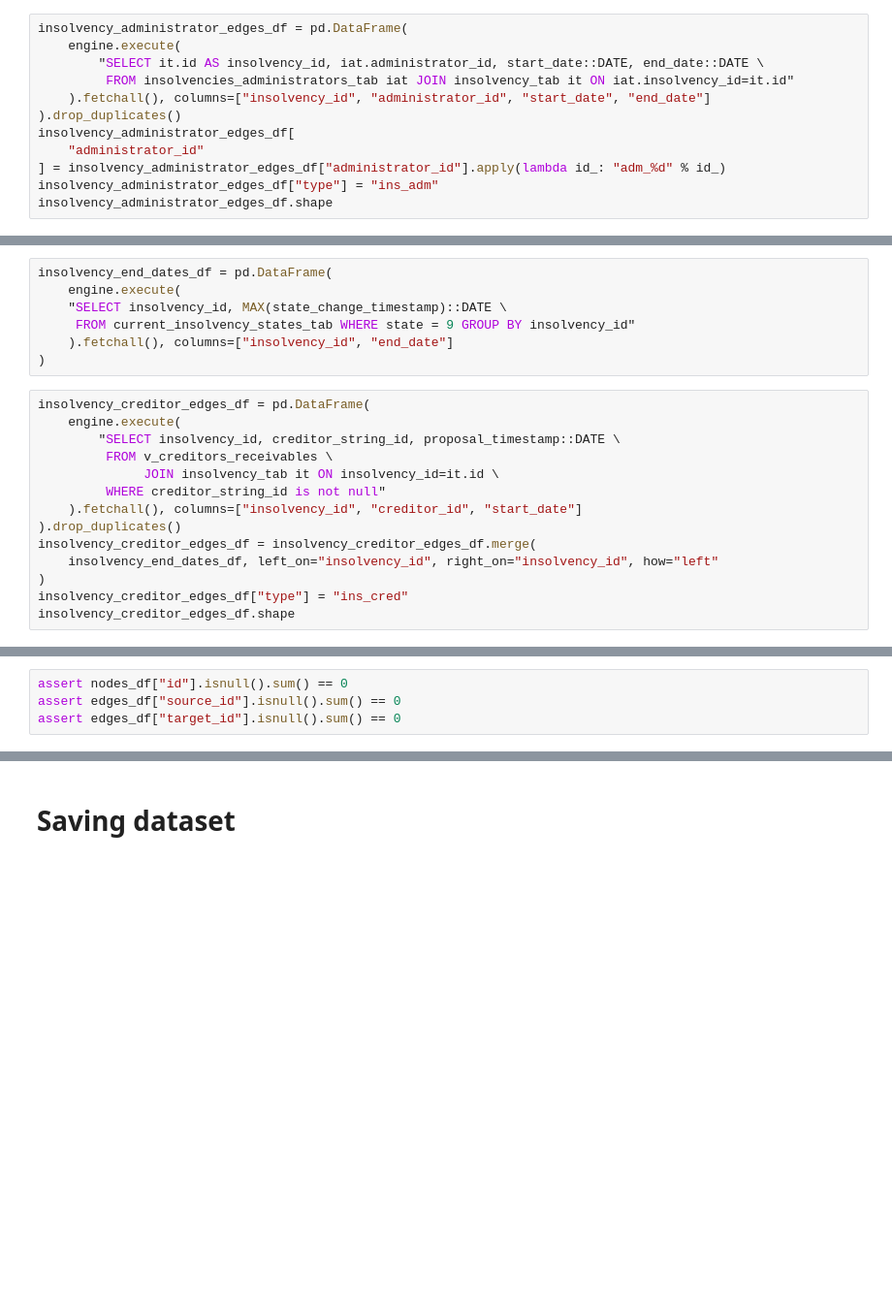
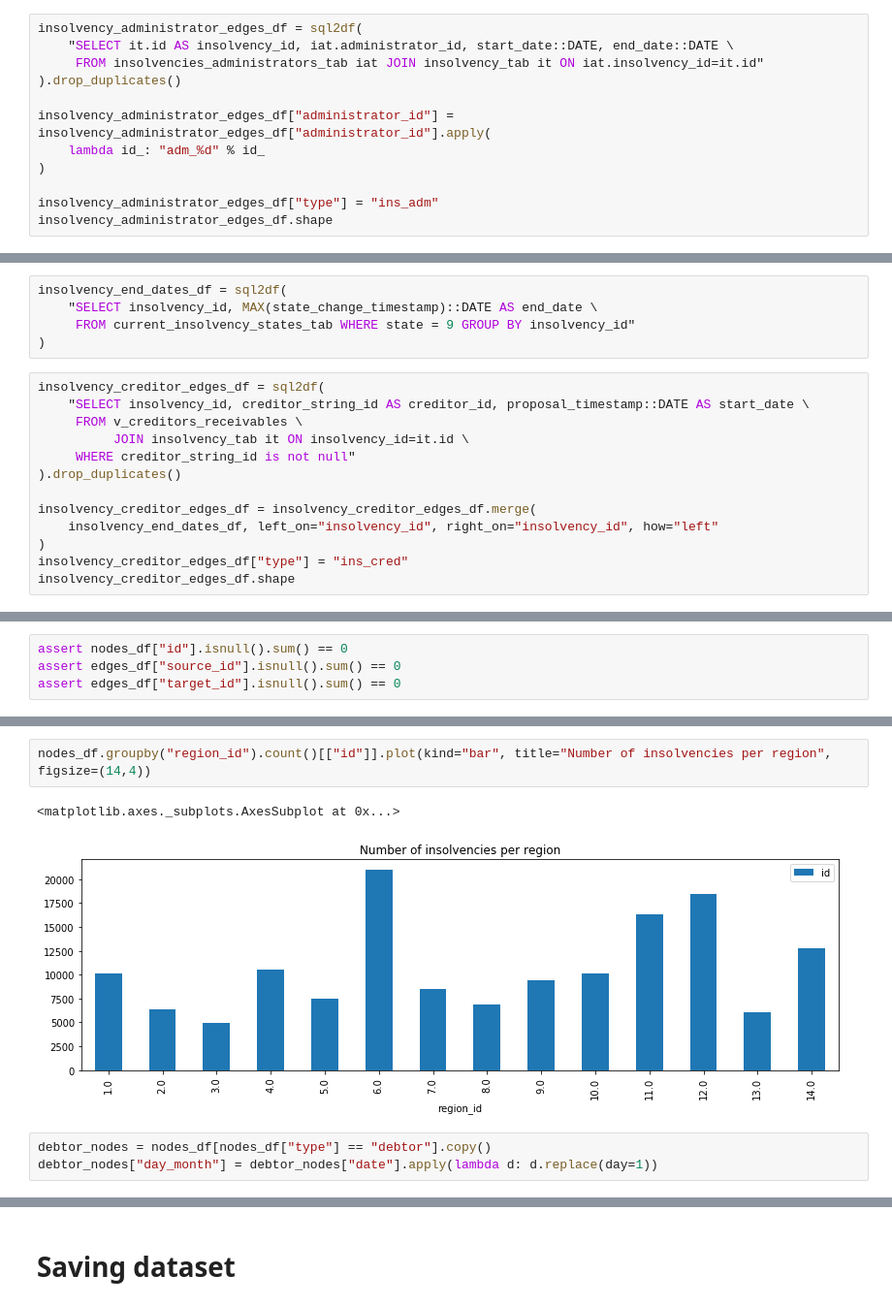
Before and after one commit to zviri/GraphSlicesExperiments, a Jupyter notebook: Export of networks.ipynb, the cells around one changed output, grey strips where cells are left out. Shown at 97% size. Cells and saved outputs as stored; diff of their text form; blank space fills up the shorter version.

```diff
--- a/Export of networks.ipynb
+++ b/Export of networks.ipynb
@@ -90,15 +83,15 @@ node_ids = set(nodes_df["id"].values)
 # %% [markdown]
 # Edges
 # %%
-insolvency_administrator_edges_df = pd.DataFrame(
-    engine.execute(
-        "SELECT it.id AS insolvency_id, iat.administrator_id, start_date::DATE, end_date::DATE \
-         FROM insolvencies_administrators_tab iat JOIN insolvency_tab it ON iat.insolvency_id=it.id"
-    ).fetchall(), columns=["insolvency_id", "administrator_id", "start_date", "end_date"]
+insolvency_administrator_edges_df = sql2df(
+    "SELECT it.id AS insolvency_id, iat.administrator_id, start_date::DATE, end_date::DATE \
+     FROM insolvencies_administrators_tab iat JOIN insolvency_tab it ON iat.insolvency_id=it.id"
 ).drop_duplicates()
-insolvency_administrator_edges_df[
-    "administrator_id"
-] = insolvency_administrator_edges_df["administrator_id"].apply(lambda id_: "adm_%d" % id_)
+
+insolvency_administrator_edges_df["administrator_id"] = insolvency_administrator_edges_df["administrator_id"].apply(
+    lambda id_: "adm_%d" % id_
+)
+
 insolvency_administrator_edges_df["type"] = "ins_adm"
 insolvency_administrator_edges_df.shape
 # %% [output]
@@ -106,19 +99,16 @@ insolvency_administrator_edges_df.shape
 # %%
-insolvency_end_dates_df = pd.DataFrame(
-    engine.execute(
-    "SELECT insolvency_id, MAX(state_change_timestamp)::DATE \
+insolvency_end_dates_df = sql2df(
+    "SELECT insolvency_id, MAX(state_change_timestamp)::DATE AS end_date \
      FROM current_insolvency_states_tab WHERE state = 9 GROUP BY insolvency_id"
-    ).fetchall(), columns=["insolvency_id", "end_date"]
 )
 # %%
-insolvency_creditor_edges_df = pd.DataFrame(
-    engine.execute(
-        "SELECT insolvency_id, creditor_string_id, proposal_timestamp::DATE \
-         FROM v_creditors_receivables \
-              JOIN insolvency_tab it ON insolvency_id=it.id \
-         WHERE creditor_string_id is not null"
-    ).fetchall(), columns=["insolvency_id", "creditor_id", "start_date"]
+insolvency_creditor_edges_df = sql2df(
+    "SELECT insolvency_id, creditor_string_id AS creditor_id, proposal_timestamp::DATE AS start_date \
+     FROM v_creditors_receivables \
+          JOIN insolvency_tab it ON insolvency_id=it.id \
+     WHERE creditor_string_id is not null"
 ).drop_duplicates()
+
 insolvency_creditor_edges_df = insolvency_creditor_edges_df.merge(
     insolvency_end_dates_df, left_on="insolvency_id", right_on="insolvency_id", how="left"
 )
@@ -182,0 +182,8 @@ nodes_df.shape
+# %%
+nodes_df.groupby("region_id").count()[["id"]].plot(kind="bar", title="Number of insolvencies per region", figsize=(14,4))
+# %% [output]
+<matplotlib.axes._subplots.AxesSubplot at 0x...>
+[figure, added]
+# %%
+debtor_nodes = nodes_df[nodes_df["type"] == "debtor"].copy()
+debtor_nodes["day_month"] = debtor_nodes["date"].apply(lambda d: d.replace(day=1))
```
Also changed, not shown: parts of 22 cells of this notebook, 3 other files.
